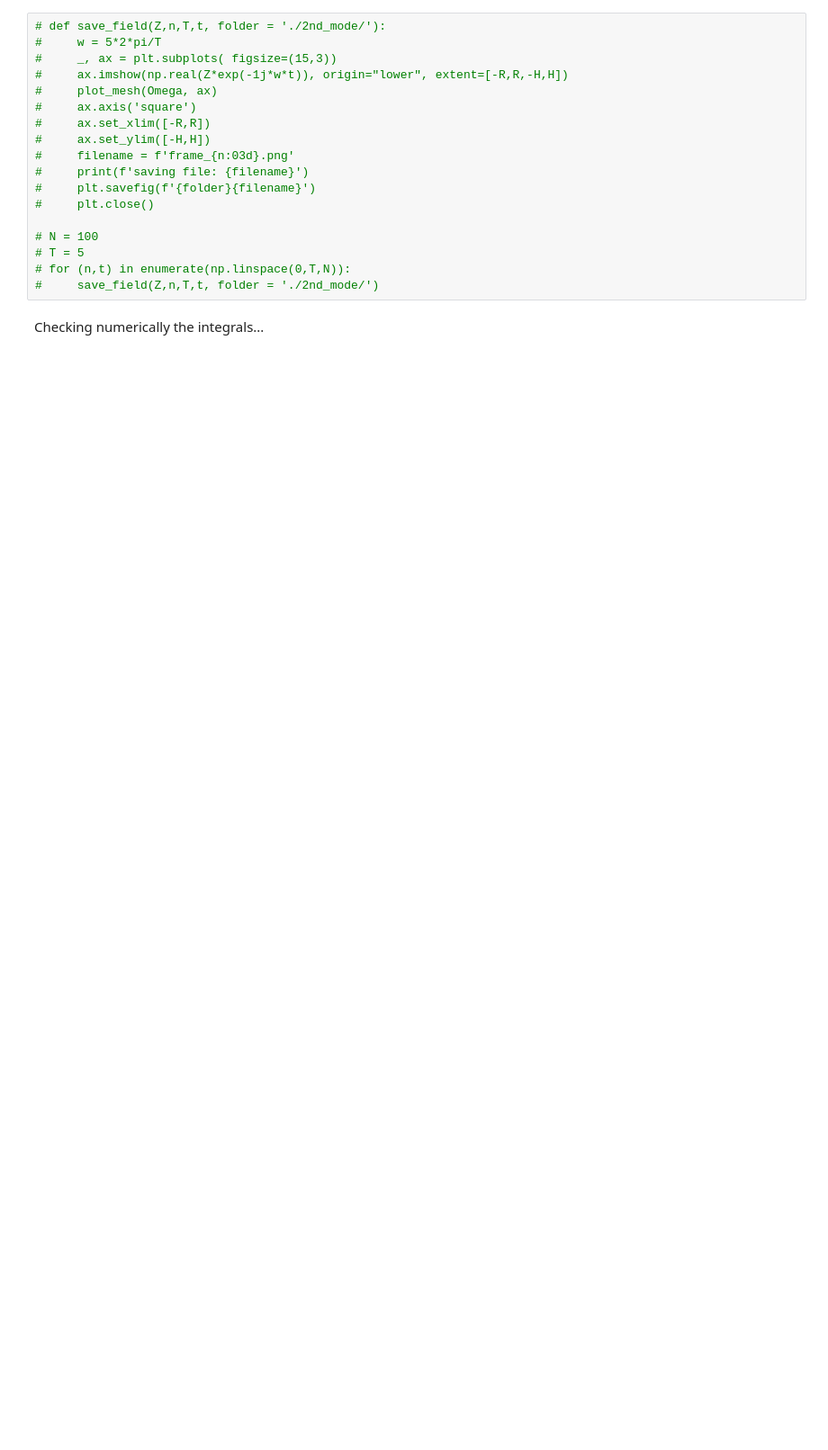
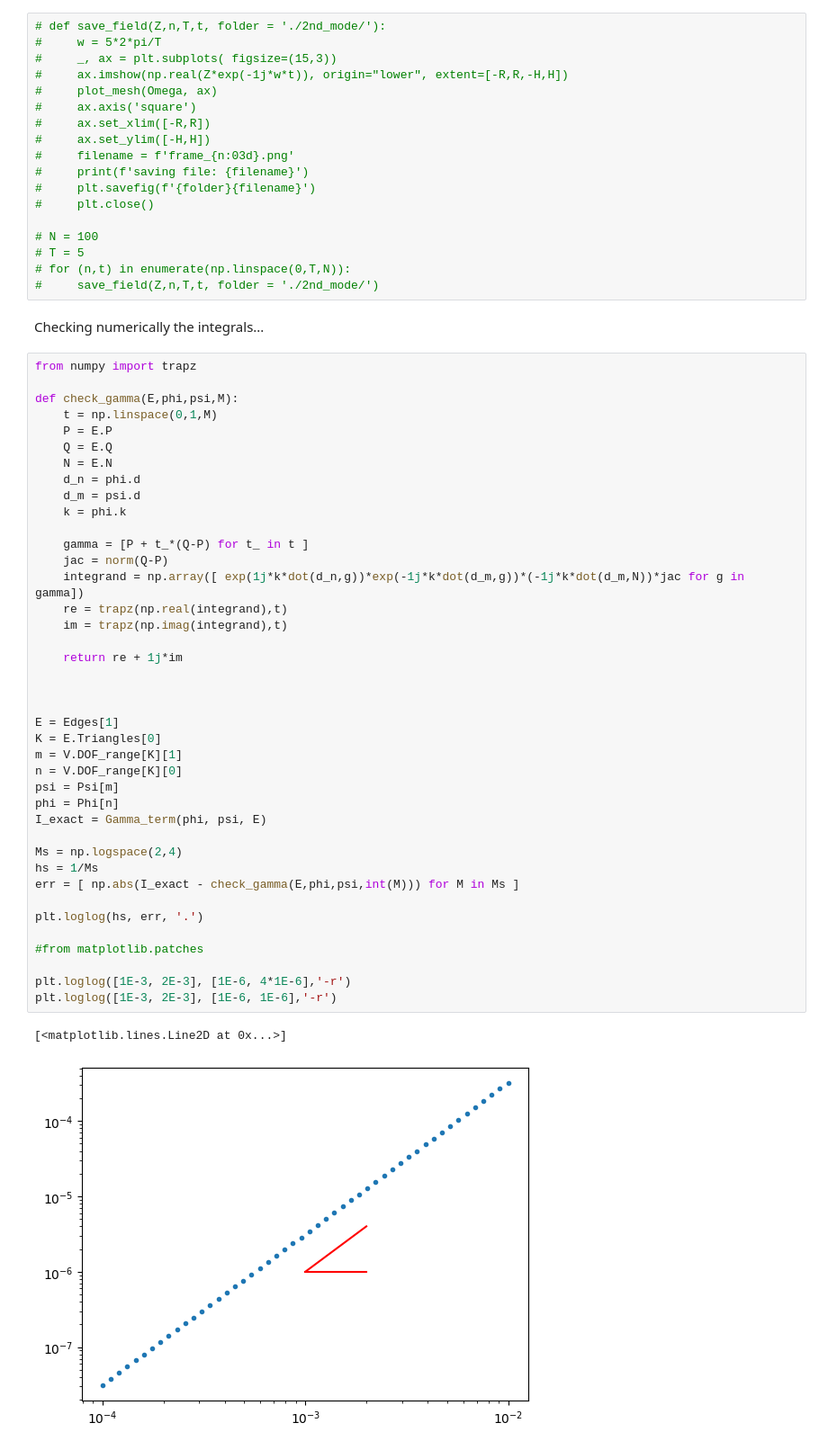
Before and after one commit to MPenaR/UWVFTrefftz, a Jupyter notebook: src/test_trefft.ipynb, the cells around one changed output. Shown at 90% size. Cells and saved outputs as stored; diff of their text form; blank space fills up the shorter version.

```diff
--- a/src/test_trefft.ipynb
+++ b/src/test_trefft.ipynb
@@ -762,3 +739,46 @@ plt.plot(np.real(Z[:,0]))
 #     save_field(Z,n,T,t, folder = './2nd_mode/')
 # %% [markdown]
 Checking numerically the integrals...
+# %%
+from numpy import trapz
+
+def check_gamma(E,phi,psi,M):
+    t = np.linspace(0,1,M)
+    P = E.P
+    Q = E.Q
+    N = E.N
+    d_n = phi.d
+    d_m = psi.d
+    k = phi.k
+
+    gamma = [P + t_*(Q-P) for t_ in t ]
+    jac = norm(Q-P)
+    integrand = np.array([ exp(1j*k*dot(d_n,g))*exp(-1j*k*dot(d_m,g))*(-1j*k*dot(d_m,N))*jac for g in gamma])
+    re = trapz(np.real(integrand),t)
+    im = trapz(np.imag(integrand),t)
+
+    return re + 1j*im
+
+
+
+E = Edges[1]
+K = E.Triangles[0]
+m = V.DOF_range[K][1]
+n = V.DOF_range[K][0]
+psi = Psi[m]
+phi = Phi[n]
+I_exact = Gamma_term(phi, psi, E)
+
+Ms = np.logspace(2,4)
+hs = 1/Ms
+err = [ np.abs(I_exact - check_gamma(E,phi,psi,int(M))) for M in Ms ]
+
+plt.loglog(hs, err, '.')
+
+#from matplotlib.patches
+
+plt.loglog([1E-3, 2E-3], [1E-6, 4*1E-6],'-r')
+plt.loglog([1E-3, 2E-3], [1E-6, 1E-6],'-r')
+# %% [output]
+[<matplotlib.lines.Line2D at 0x...>]
+[figure, added]
```
Also changed, not shown: parts of 12 cells of this notebook, 18 other files.
